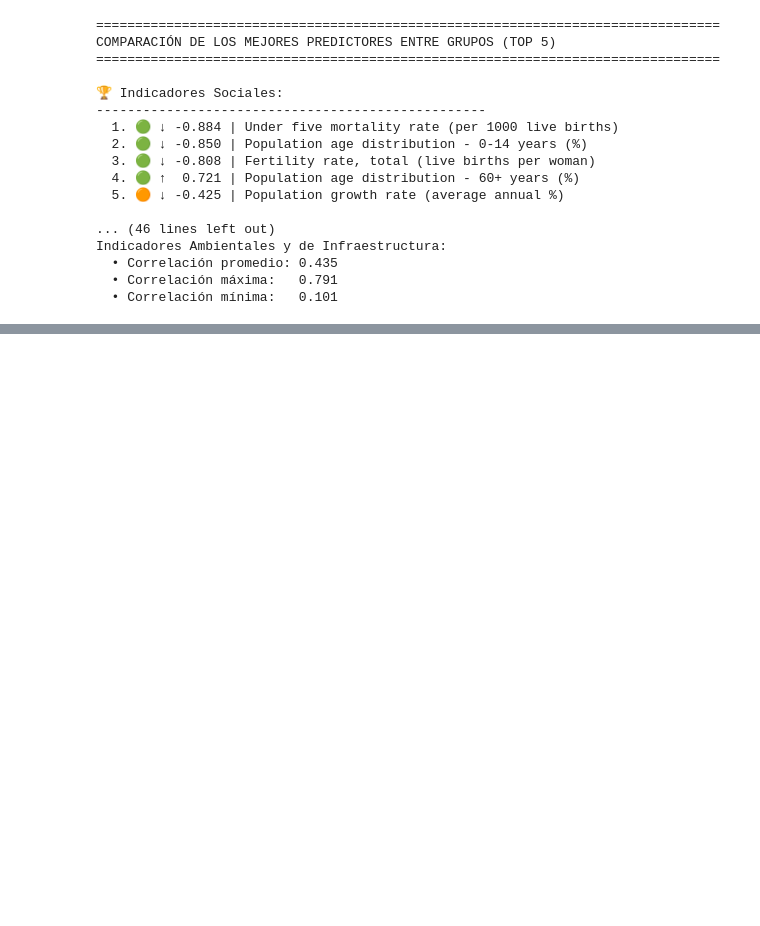
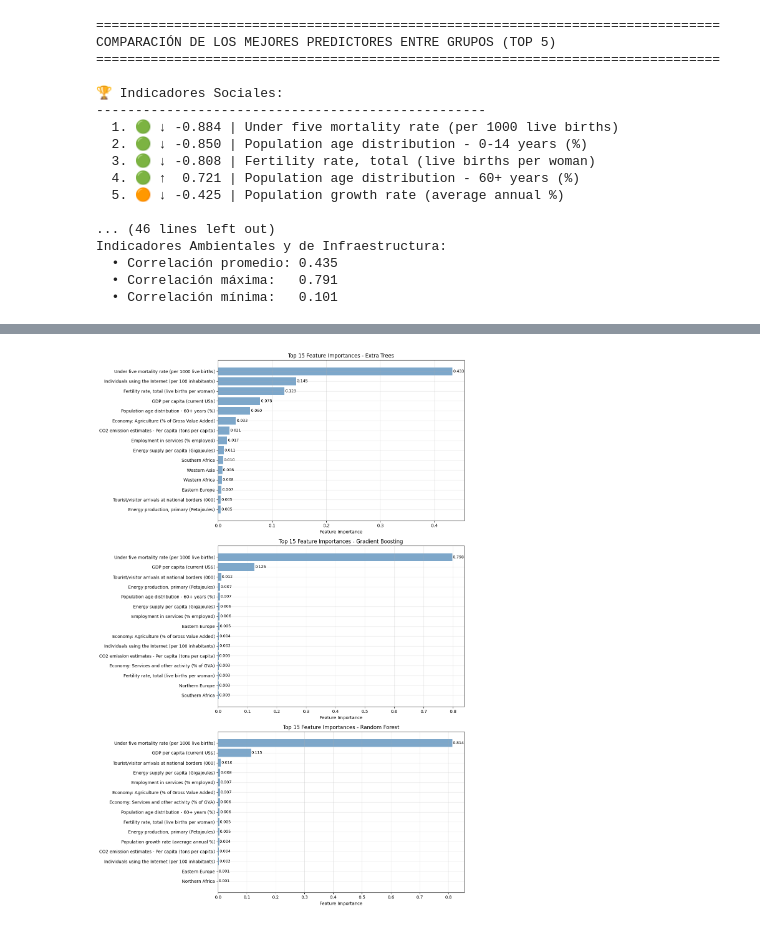
Before and after one commit to Kenji721/UN_data_Analysis, a Jupyter notebook: notebooks/5.MODEL_regression.ipynb, the cells around one changed output, grey strips where cells are left out. Cells and saved outputs as stored; diff of their text form; code cells hidden in the pictures; blank space fills up the shorter version.

```diff
--- a/notebooks/5.MODEL_regression.ipynb
+++ b/notebooks/5.MODEL_regression.ipynb
@@ -1030,0 +702,20 @@ NameError: name 'df_complete' is not defined
+# %%
+# Prepare data for modeling
+X = df_model.drop('Life expectancy at birth - average', axis=1)
+y = df_model['Life expectancy at birth - average']
+
+print(f"Feature matrix shape: {X.shape}")
+print(f"Target vector shape: {y.shape}")
+
+# Split data into training and testing sets
+X_train, X_test, y_train, y_test = train_test_split(
+    X, y, test_size=0.2, random_state=42, stratify=None
+)
+
+print(f"\nTraining set: {X_train.shape[0]} samples")
+print(f"Test set: {X_test.shape[0]} samples")
+
+# Feature scaling (important for some algorithms)
+scaler = StandardScaler()
+X_train_scaled = scaler.fit_transform(X_train)
+X_test_scaled = scaler.transform(X_test)
@@ -1030,0 +1203,68 @@ NameError: name 'df_complete' is not defined
+# %%
+# 5. FEATURE IMPORTANCE ANALYSIS (for tree-based models)
+print("\n🌳 FEATURE IMPORTANCE ANALYSIS")
+print("="*50)
+
+# Analyze feature importance for tree-based models
+tree_models = {}
+for model_name, model in optimized_models.items():
+    if hasattr(model, 'feature_importances_'):
+        tree_models[model_name] = model
+
+if len(tree_models) == 0:
+    # Use baseline tree models if no optimized ones
+    for name, model in baseline_models.items():
+        if hasattr(model, 'feature_importances_') and name in top_models:
+            # Retrain the model to get feature importances
+            model.fit(X_train, y_train)
+            tree_models[name] = model
+
+if len(tree_models) > 0:
+    # Create feature importance visualization
+    fig, axes = plt.subplots(len(tree_models), 1, figsize=(12, 6*len(tree_models)))
+    if len(tree_models) == 1:
+        axes = [axes]
+
+    for idx, (model_name, model) in enumerate(tree_models.items()):
+        # Get feature importances
+        importance_df = pd.DataFrame({
+            'feature': X.columns,
+            'importance': model.feature_importances_
+        }).sort_values('importance', ascending=False)
+
+        # Plot top 15 features
+        top_features_df = importance_df.head(15)
+
+        ax = axes[idx]
+        bars = ax.barh(range(len(top_features_df)), top_features_df['importance'],
+                       color='steelblue', alpha=0.7)
+        ax.set_yticks(range(len(top_features_df)))
+        ax.set_yticklabels(top_features_df['feature'])
+        ax.set_xlabel('Feature Importance')
+        ax.set_title(f'Top 15 Feature Importances - {model_name}')
+        ax.grid(True, alpha=0.3)
+
+        # Add value labels
+        for i, bar in enumerate(bars):
+            width = bar.get_width()
+            ax.text(width + 0.001, bar.get_y() + bar.get_height()/2,
+                   f'{width:.3f}', ha='left', va='center', fontsize=9)
+
+        # Invert y-axis to show highest importance at top
+        ax.invert_yaxis()
+
+        # Print top 10 features
+        print(f"\n🏆 Top 10 Most Important Features - {model_name}:")
+        print("-" * 60)
+        for i, row in importance_df.head(10).iterrows():
+            print(f"{row.name+1:2d}. {row['feature'][:45]:<45} | {row['importance']:.4f}")
+
+    plt.tight_layout()
+    plt.savefig('../src/visualization/regression/feature_importance_analysis.png',
+                dpi=300, bbox_inches='tight', facecolor='white')
+    plt.show()
+
+    print("✅ Feature importance analysis completed!")
+else:
+    print("⚠️ No tree-based models available for feature importance analysis")
+# %% [output]
@@ -1030,0 +1288 @@ NameError: name 'df_complete' is not defined
+[figure, added]
```
Also changed, not shown: parts of 29 cells of this notebook, 19 other files.
